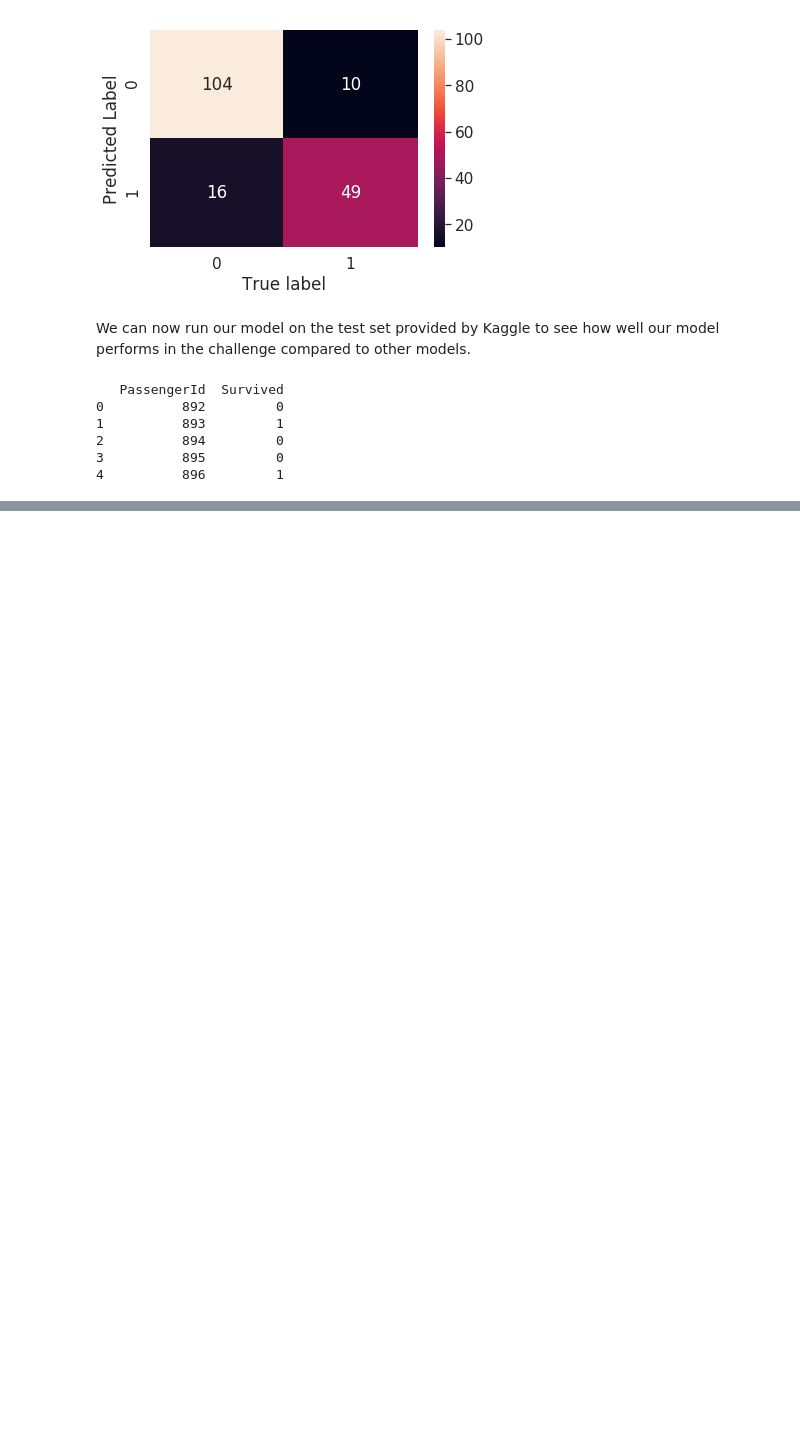
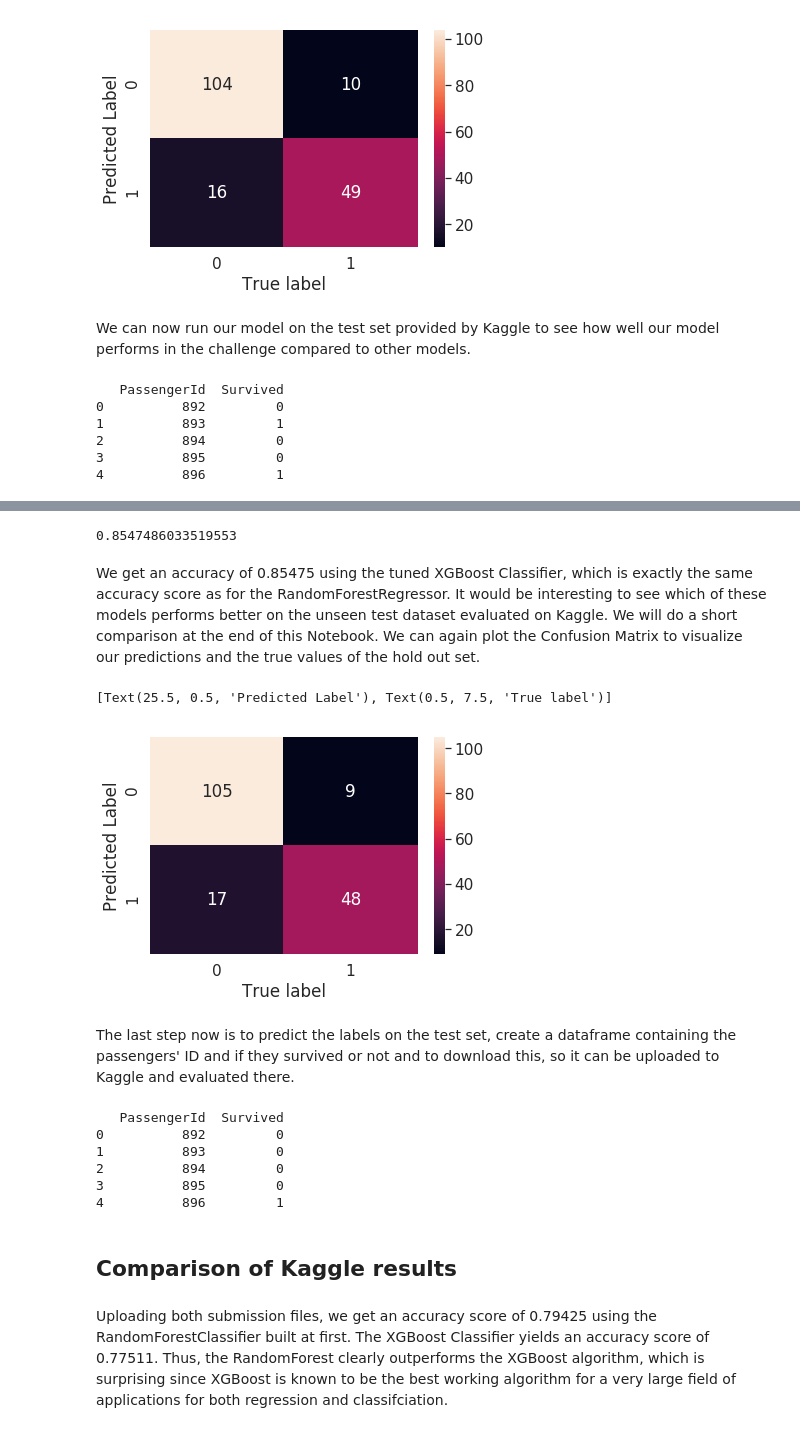
Before and after one commit to tlary/Kaggle_Titanic, a Jupyter notebook: Titanic.ipynb, the cells around one changed output, grey strips where cells are left out. Drawn from its saved outputs; the diff is of its cells as text; code cells hidden in the pictures; blank space fills up the shorter version.

Commit message:
creating, tuning and predicting XGBoost

```diff
--- a/Titanic.ipynb
+++ b/Titanic.ipynb
@@ -833,0 +860,2 @@ submission_rf.to_csv("submission_rf.csv", index=False)
+# %%
+cv_random_xgb.fit(X_train, y_train)
@@ -833,0 +891,16 @@ submission_rf.to_csv("submission_rf.csv", index=False)
+# %%
+learning_rate_2 = list(np.arange(0.2, 0.26, 0.01))
+max_depth_2 = list(np.arange(35,50,5))
+min_child_weight_2 = list(np.arange(1,4,1))
+colsample_bytree_2 = list(np.arange(0.7, 0.95, 0.05))
+gamma_2 = [3,4,5]
+n_estimators_2 = list(np.arange(100,301,100))
+params_xgb = {"xgb__learning_rate": learning_rate_2,
+              "xgb__max_depth": max_depth_2,
+              "xgb__min_child_weight": min_child_weight_2,
+              "xgb__colsample_bytree": colsample_bytree_2,
+              "xgb__gamma": gamma_2,
+              "xgb__n_estimators": n_estimators_2}
+# %%
+cv_xgb = GridSearchCV(pipeline_xgb, params_xgb, cv=5)
+cv_xgb.fit(X_train, y_train)
@@ -833,0 +925,30 @@ submission_rf.to_csv("submission_rf.csv", index=False)
+# %%
+y_pred_xgb = cv_xgb.predict(X_test)
+accuracy_score(y_test, y_pred_xgb)
+# %% [output]
+0.8547486033519553
+# %% [markdown]
+We get an accuracy of 0.85475 using the tuned XGBoost Classifier, which is exactly the same accuracy score as for the RandomForestRegressor. It would be interesting to see which of these models performs better on the unseen test dataset evaluated on Kaggle. We will do a short comparison at the end of this Notebook.
+We can again plot the Confusion Matrix to visualize our predictions and the true values of the hold out set.
+# %%
+cm_xgb_df = pd.DataFrame(confusion_matrix(y_test, y_pred_xgb))
+sns.set(font_scale=1.4)
+cm_xgb = sns.heatmap(cm_xgb_df, annot=True, fmt="g")
+cm_xgb.set(xlabel="True label", ylabel="Predicted Label")
+# %% [output]
+[Text(25.5, 0.5, 'Predicted Label'), Text(0.5, 7.5, 'True label')]
+[figure, added]
+# %% [markdown]
+The last step now is to predict the labels on the test set, create a dataframe containing the passengers' ID and if they survived or not and to download this, so it can be uploaded to Kaggle and evaluated there.
+# %%
+pred_xgb = cv_xgb.predict(test)
+submiss_xgb = {"PassengerId":ID, "Survived": pred_xgb}
+submission_xgb = pd.DataFrame(submiss_xgb)
+print(submission_xgb.head())
+# %% [output]
+   PassengerId  Survived
+0          892         0
+1          893         0
+2          894         0
+3          895         0
+4          896         1
@@ -833,0 +959,4 @@ submission_rf.to_csv("submission_rf.csv", index=False)
+# %% [markdown]
+## Comparison of Kaggle results
+# %% [markdown]
+Uploading both submission files, we get an accuracy score of 0.79425 using the RandomForestClassifier built at first. The XGBoost Classifier yields an accuracy score of 0.77511. Thus, the RandomForest clearly outperforms the XGBoost algorithm, which is surprising since XGBoost is known to be the best working algorithm for a very large field of applications for both regression and classifciation.
```
Also changed, not shown: parts of 19 cells of this notebook, 1 other file.
